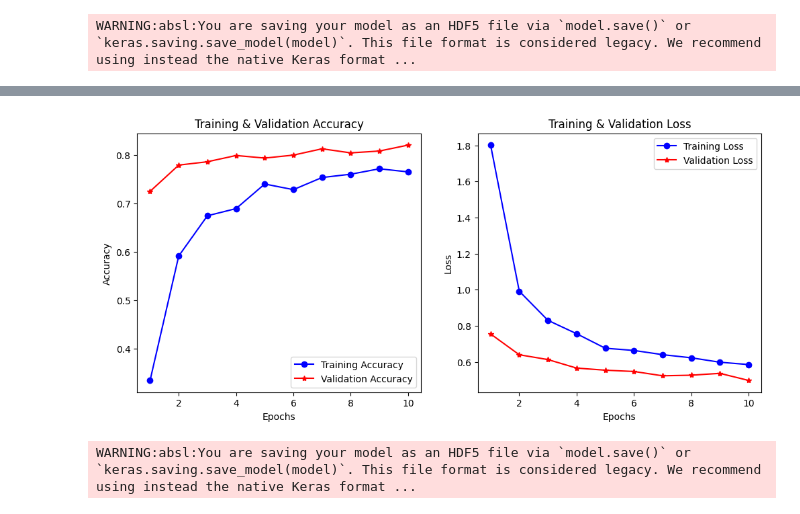
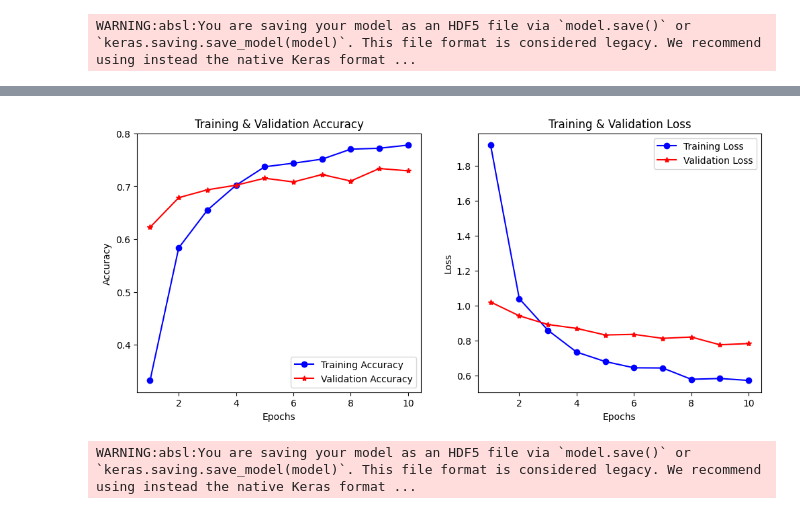
Before and after one commit to rakshathavasudev/BrainTumourClassification, a Jupyter notebook: DeepLearning_baseline_Project.ipynb, the cells around one changed output, grey strips where cells are left out. Drawn from its saved outputs; the diff is of its cells as text; code cells hidden in the pictures.

```diff
--- a/DeepLearning_baseline_Project.ipynb
+++ b/DeepLearning_baseline_Project.ipynb
@@ -279,36 +306,40 @@ Test Accuracy: 0.8169
 # %%
 # Re-import required libraries since execution state was reset
 import matplotlib.pyplot as plt
 
 # Training history data
 epochs = range(1, 11)
-accuracy = [0.3348, 0.5914, 0.6743, 0.6891, 0.7398, 0.7282, 0.7532, 0.7600, 0.7712, 0.7648]
-val_accuracy = [0.7246, 0.7788, 0.7857, 0.7986, 0.7933, 0.7994, 0.8124, 0.8040, 0.8078, 0.8200]
-loss = [1.8016, 0.9916, 0.8303, 0.7561, 0.6757, 0.6633, 0.6400, 0.6226, 0.5981, 0.5850]
-val_loss = [0.7548, 0.6395, 0.6127, 0.5656, 0.5539, 0.5467, 0.5228, 0.5261, 0.5363, 0.4971]
+
+
+train_accuracy = [0.3324, 0.5834, 0.6549, 0.7019, 0.7369, 0.7437, 0.7513, 0.7702, 0.7720, 0.7779]
+val_accuracy = [0.6223, 0.6784, 0.6933, 0.7020, 0.7152, 0.7082, 0.7222, 0.7099, 0.7336, 0.7292]
+
+train_loss = [1.9164, 1.0397, 0.8592, 0.7346, 0.6804, 0.6448, 0.6438, 0.5792, 0.5837, 0.5726]
+val_loss = [1.0204, 0.9416, 0.8921, 0.8699, 0.8322, 0.8357, 0.8129, 0.8204, 0.7762, 0.7832]
+
 
 # Plot Accuracy
 plt.figure(figsize=(12, 5))
 plt.subplot(1, 2, 1)
-plt.plot(epochs, accuracy, 'bo-', label='Training Accuracy')
+plt.plot(epochs, train_accuracy, 'bo-', label='Training Accuracy')
 plt.plot(epochs, val_accuracy, 'r*-', label='Validation Accuracy')
 plt.xlabel('Epochs')
 plt.ylabel('Accuracy')
 plt.title('Training & Validation Accuracy')
 plt.legend()
 
 # Plot Loss
 plt.subplot(1, 2, 2)
-plt.plot(epochs, loss, 'bo-', label='Training Loss')
+plt.plot(epochs, train_loss, 'bo-', label='Training Loss')
 plt.plot(epochs, val_loss, 'r*-', label='Validation Loss')
 plt.xlabel('Epochs')
 plt.ylabel('Loss')
 plt.title('Training & Validation Loss')
 plt.legend()
 
 plt.show()
 # %% [output]
-[figure, old version]
+[figure, new version]
 # %%
 # Save trained model
 model.save('/content/drive/MyDrive/DL_Project/models/densenet_brain_tumor.h5')
```
Also changed, not shown: parts of 12 cells of this notebook.
